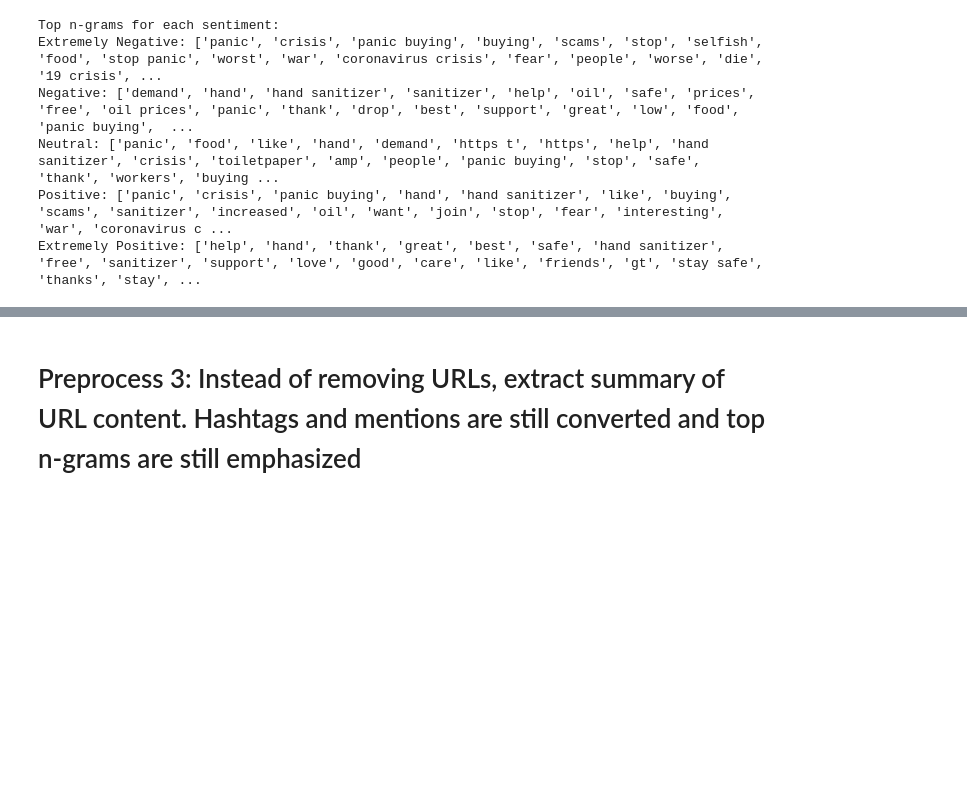
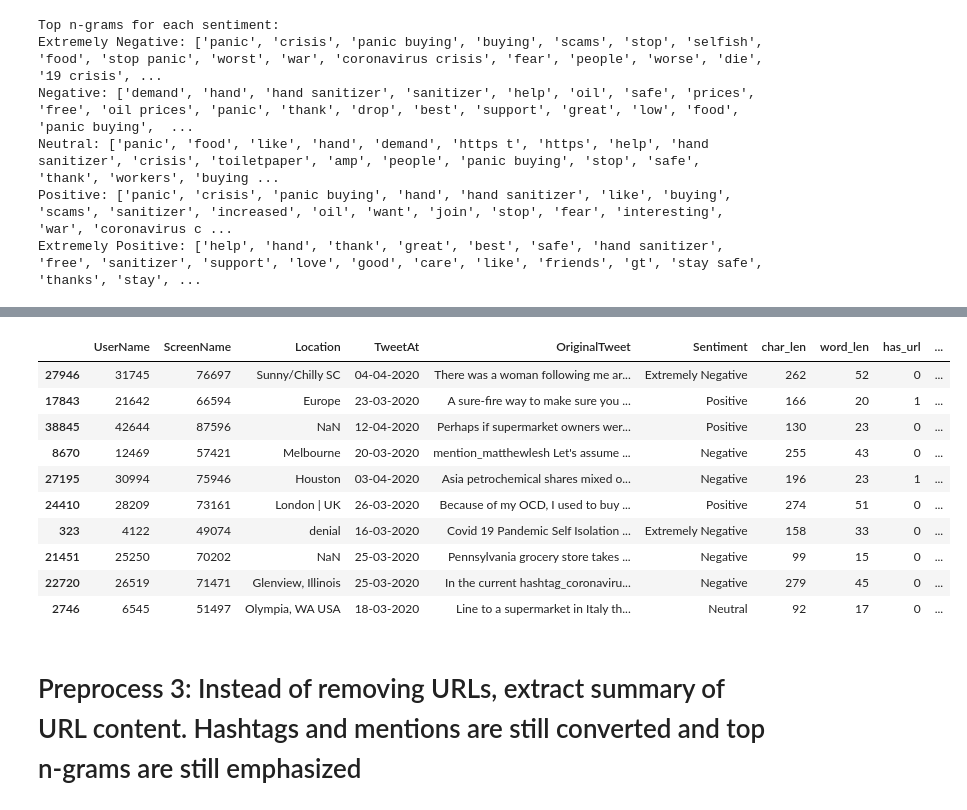
Before and after one commit to amitxy/COVID-Voices, a Jupyter notebook: EDA_Carmel.ipynb, the cells around one changed output, grey strips where cells are left out. Drawn from its saved outputs; the diff is of its cells as text; code cells hidden in the pictures; blank space fills up the shorter version.

Commit message:
Updated Data Preprocessing 2

```diff
--- a/EDA_Carmel.ipynb
+++ b/EDA_Carmel.ipynb
@@ -639,3 +647,6 @@ Negative: ['demand', 'hand', 'hand sanitizer', 'sanitizer', 'help', 'oil', 'safe
 Neutral: ['panic', 'food', 'like', 'hand', 'demand', 'https t', 'https', 'help', 'hand sanitizer', 'crisis', 'toiletpaper', 'amp', 'people', 'panic buying', 'stop', 'safe', 'thank', 'workers', 'buying ...
 Positive: ['panic', 'crisis', 'panic buying', 'hand', 'hand sanitizer', 'like', 'buying', 'scams', 'sanitizer', 'increased', 'oil', 'want', 'join', 'stop', 'fear', 'interesting', 'war', 'coronavirus c ...
 Extremely Positive: ['help', 'hand', 'thank', 'great', 'best', 'safe', 'hand sanitizer', 'free', 'sanitizer', 'support', 'love', 'good', 'care', 'like', 'friends', 'gt', 'stay safe', 'thanks', 'stay', ...
+# %%
+all_together = set(top_extremely_negative + top_negative + top_neutral + top_positive + top_extremely_positive)
+print(sorted(all_together))
@@ -641,0 +655,8 @@ Extremely Positive: ['help', 'hand', 'thank', 'great', 'best', 'safe', 'hand san
+# %%
+all_together.remove("amp")
+all_together.remove("s")
+all_together.remove("https")
+all_together.remove("https t")
+all_together.remove("gt")
+all_together.remove("ssupnow")
+print(sorted(all_together))
@@ -681,0 +677,50 @@ train_df.head()
+# %%
+def _sort_key(phrase):
+    return (-len(phrase.split()), -len(phrase))
+NGRAMS_SORTED = sorted(all_together, key=_sort_key)
+
+# Build regex pattern with alternation
+alternation = '|'.join(re.escape(p) for p in NGRAMS_SORTED)
+pattern = re.compile(rf'(?<!")(?<!#)\b({alternation})\b(?!")', flags=re.IGNORECASE)
+
+def emphasize_with_quotes(text: str) -> str:
+    matches_in_order = []
+
+    def _repl(m: re.Match):
+        surface = m.group(0)
+        matches_in_order.append(surface)
+        return f'"{surface}"'
+
+    new_text = pattern.sub(_repl, str(text))
+
+    # Deduplicate matches (case-insensitive, preserve order)
+    seen, unique_matches = set(), []
+    for s in matches_in_order:
+        k = s.lower()
+        if k not in seen:
+            seen.add(k)
+            unique_matches.append(s)
+
+    if unique_matches:
+        focus_str = ' | '.join(f'"{s}"' for s in unique_matches)
+        new_text += f'\n>> focus: {focus_str}'
+
+    return new_text
+
+# Apply to both DataFrames
+train_df['OriginalTweet'] = train_df['OriginalTweet'].apply(emphasize_with_quotes)
+test_df['OriginalTweet']  = test_df['OriginalTweet'].apply(emphasize_with_quotes)
+
+train_df.sample(10)
+# %% [output]
+|  | UserName | ScreenName | Location | TweetAt | OriginalTweet | Sentiment | char_len | word_len | has_url | ... |
+| 27946 | 31745 | 76697 | Sunny/Chilly SC | 04-04-2020 | There was a woman following me ar... | Extremely Negative | 262 | 52 | 0 | ... |
+| 17843 | 21642 | 66594 | Europe | 23-03-2020 | A sure-fire way to make sure you ... | Positive | 166 | 20 | 1 | ... |
+| 38845 | 42644 | 87596 | NaN | 12-04-2020 | Perhaps if supermarket owners wer... | Positive | 130 | 23 | 0 | ... |
+| 8670 | 12469 | 57421 | Melbourne | 20-03-2020 | mention_matthewlesh Let's assume ... | Negative | 255 | 43 | 0 | ... |
+| 27195 | 30994 | 75946 | Houston | 03-04-2020 | Asia petrochemical shares mixed o... | Negative | 196 | 23 | 1 | ... |
+| 24410 | 28209 | 73161 | London | UK | 26-03-2020 | Because of my OCD, I used to buy ... | Positive | 274 | 51 | 0 | ... |
+| 323 | 4122 | 49074 | denial | 16-03-2020 | Covid 19 Pandemic Self Isolation ... | Extremely Negative | 158 | 33 | 0 | ... |
+| 21451 | 25250 | 70202 | NaN | 25-03-2020 | Pennsylvania grocery store takes ... | Negative | 99 | 15 | 0 | ... |
+| 22720 | 26519 | 71471 | Glenview, Illinois | 25-03-2020 | In the current hashtag_coronaviru... | Negative | 279 | 45 | 0 | ... |
+| 2746 | 6545 | 51497 | Olympia, WA USA | 18-03-2020 | Line to a supermarket in Italy th... | Neutral | 92 | 17 | 0 | ... |
```
Also changed, not shown: parts of 10 cells of this notebook, 2 other files.
